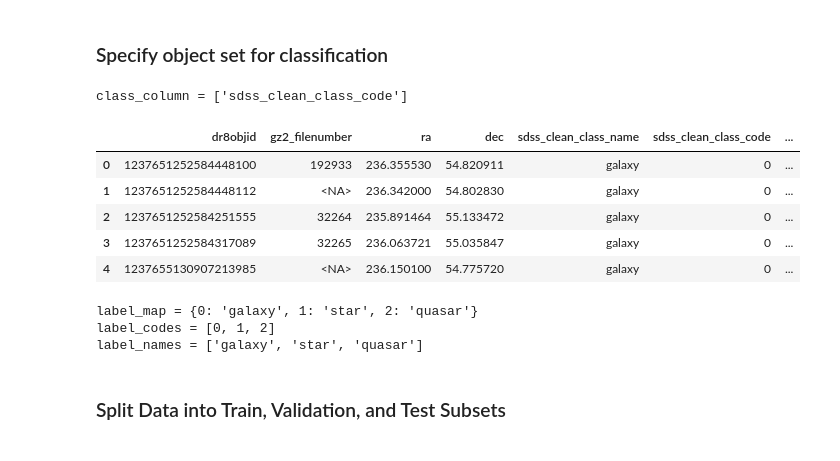
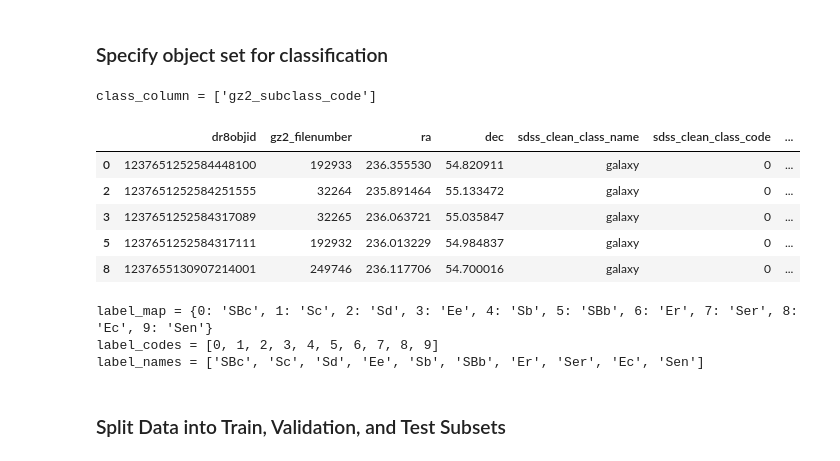
Before and after one commit to jspencermorris/galaxies_sdss, a Jupyter notebook: notebooks/jsm_modeling_tabular.ipynb, the cells around one changed output. Drawn from its saved outputs; the diff is of its cells as text; code cells hidden in the pictures.

```diff
--- a/notebooks/jsm_modeling_tabular.ipynb
+++ b/notebooks/jsm_modeling_tabular.ipynb
@@ -477,30 +528,30 @@ def jsm_plot_history(hist):
 # %%
 # specify secondary dataset based on inclusion of all objects ('superclass'), only labeled galaxies ('galaxies'), or only labeled stars ('stars')
 
-objects = 'superclass'
+objects = 'galaxies'
 
 class_column, sdss_secondary, label_map, label_codes, label_names = jsm_specify_objects(objects, min_set_size=1000)
 print(f"\n{class_column = }")
 display(sdss_secondary.head(5))
 print(f"{label_map = }")
 print(f"{label_codes = }")
 print(f"{label_names = }")
 
 if objects == 'stars':
     features = object_features + star_features
 else:
     features = object_features
 # %% [output]
-class_column = ['sdss_clean_class_code']
+class_column = ['gz2_subclass_code']
 |  | dr8objid | gz2_filenumber | ra | dec | sdss_clean_class_name | sdss_clean_class_code | ... |
 | 0 | 1237651252584448100 | 192933 | 236.355530 | 54.820911 | galaxy | 0 | ... |
-| 1 | 1237651252584448112 | <NA> | 236.342000 | 54.802830 | galaxy | 0 | ... |
 | 2 | 1237651252584251555 | 32264 | 235.891464 | 55.133472 | galaxy | 0 | ... |
 | 3 | 1237651252584317089 | 32265 | 236.063721 | 55.035847 | galaxy | 0 | ... |
-| 4 | 1237655130907213985 | <NA> | 236.150100 | 54.775720 | galaxy | 0 | ... |
+| 5 | 1237651252584317111 | 192932 | 236.013229 | 54.984837 | galaxy | 0 | ... |
+| 8 | 1237655130907214001 | 249746 | 236.117706 | 54.700016 | galaxy | 0 | ... |
-label_map = {0: 'galaxy', 1: 'star', 2: 'quasar'}
-label_codes = [0, 1, 2]
-label_names = ['galaxy', 'star', 'quasar']
+label_map = {0: 'SBc', 1: 'Sc', 2: 'Sd', 3: 'Ee', 4: 'Sb', 5: 'SBb', 6: 'Er', 7: 'Ser', 8: 'Ec', 9: 'Sen'}
+label_codes = [0, 1, 2, 3, 4, 5, 6, 7, 8, 9]
+label_names = ['SBc', 'Sc', 'Sd', 'Ee', 'Sb', 'SBb', 'Er', 'Ser', 'Ec', 'Sen']
 # %% [markdown]
 ### Split Data into Train, Validation, and Test Subsets
 # %%
```
Also changed, not shown: parts of 27 cells of this notebook.
